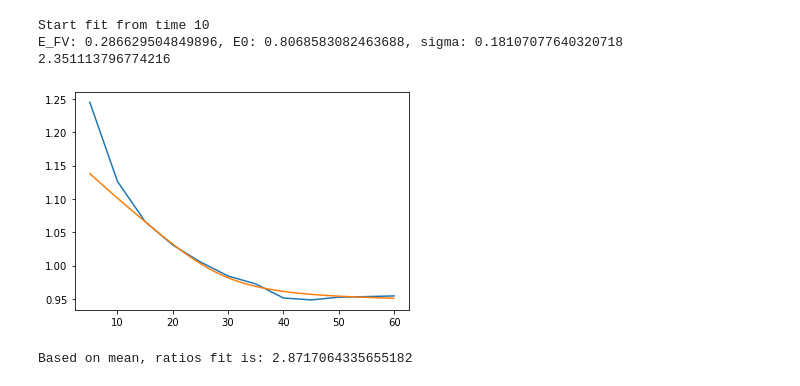
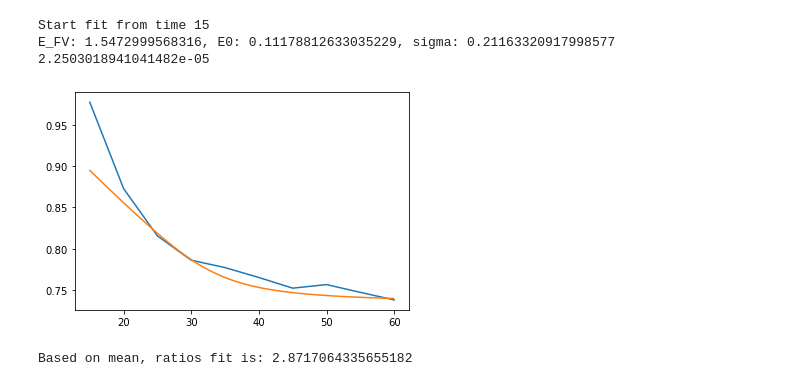
Before and after one commit to jinluchang/Qlattice, a Jupyter notebook: applications/false-vacuum-decay/false_vacuum_decay.ipynb, the cells around one changed output. Drawn from its saved outputs; the diff is of its cells as text; code cells hidden in the pictures.

```diff
--- a/applications/false-vacuum-decay/false_vacuum_decay.ipynb
+++ b/applications/false-vacuum-decay/false_vacuum_decay.ipynb
@@ -109,24 +124,24 @@ E0: 1.3511026106790278, sigma: 0.25863001941598424
 # %%
 ratios_fit = reload(ratios_fit)
 fit = ratios_fit.GaussianFit(0.2)
-t_start = fit.choose_start(t_TVs, ratios, dS_errs)
-#t_start = 25
+#t_start = fit.choose_start(t_TVs, ratios, dS_errs)
+t_start = 15
 print(f"Start fit from time {t_start}")
 
 end = t_TVs.index(t_start)
 opt, cov = fit.get_fit_params(t_TVs[:end], ratios[:end], dS_errs[:end])
 #print(np.sqrt(np.diag(cov)))
 
 plt.plot(t_TVs, ratios)
 plt.plot(np.arange(t_TVs[-1],t_TVs[0],0.1), fit.fit(np.arange(t_TVs[-1],t_TVs[0],0.1), opt[0], opt[1],opt[2]))
 #plt.plot(t_TVs, fit2(np.array(t_TVs), opt2[0], opt2[1],opt2[2]))
 print(f"E_FV: {opt[0]}, E0: {opt[1]}, sigma: {opt[2]}")
 print(fit.get_correction(25,*opt))
 
 fit_g = fit
 opt_g = opt
 # %% [output]
-Start fit from time 10
-E_FV: 0.286629504849896, E0: 0.8068583082463688, sigma: 0.18107077640320718
-2.351113796774216
+Start fit from time 15
+E_FV: 1.5472999568316, E0: 0.11178812633035229, sigma: 0.21163320917998577
+2.2503018941041482e-05
-[figure, old version]
+[figure, new version]
```
Also changed, not shown: parts of 6 cells of this notebook.
